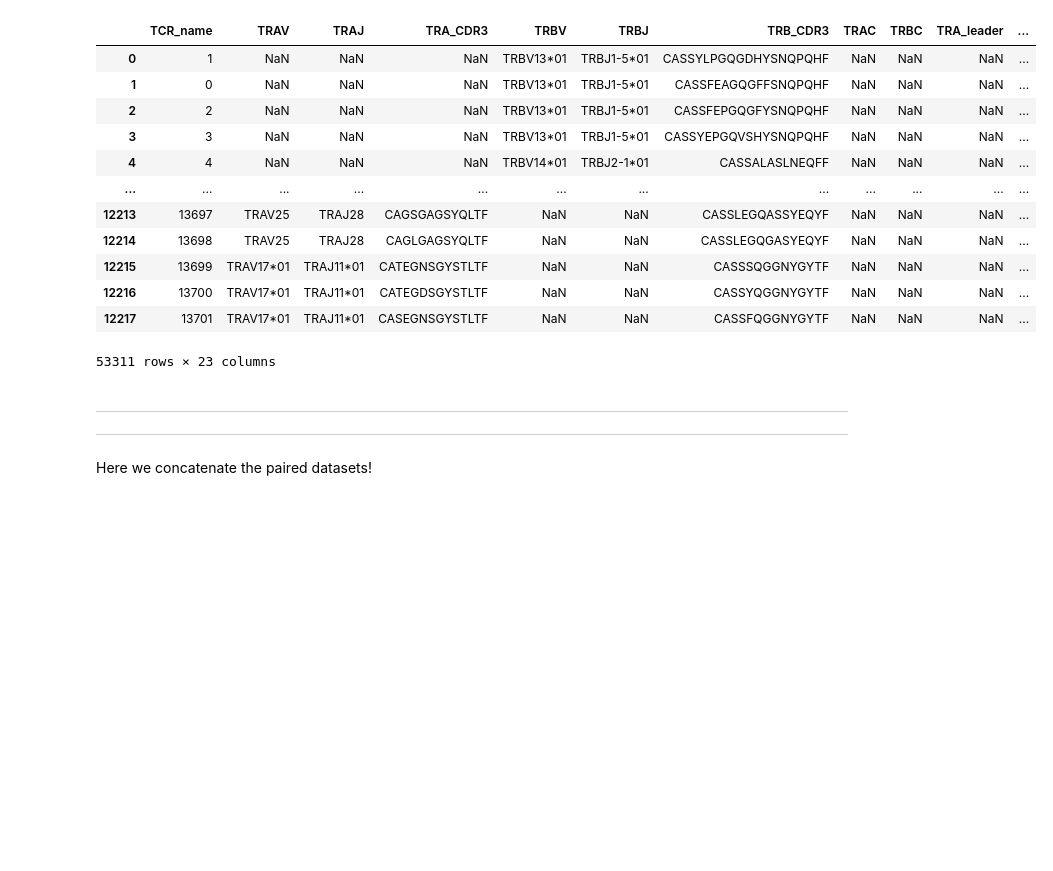
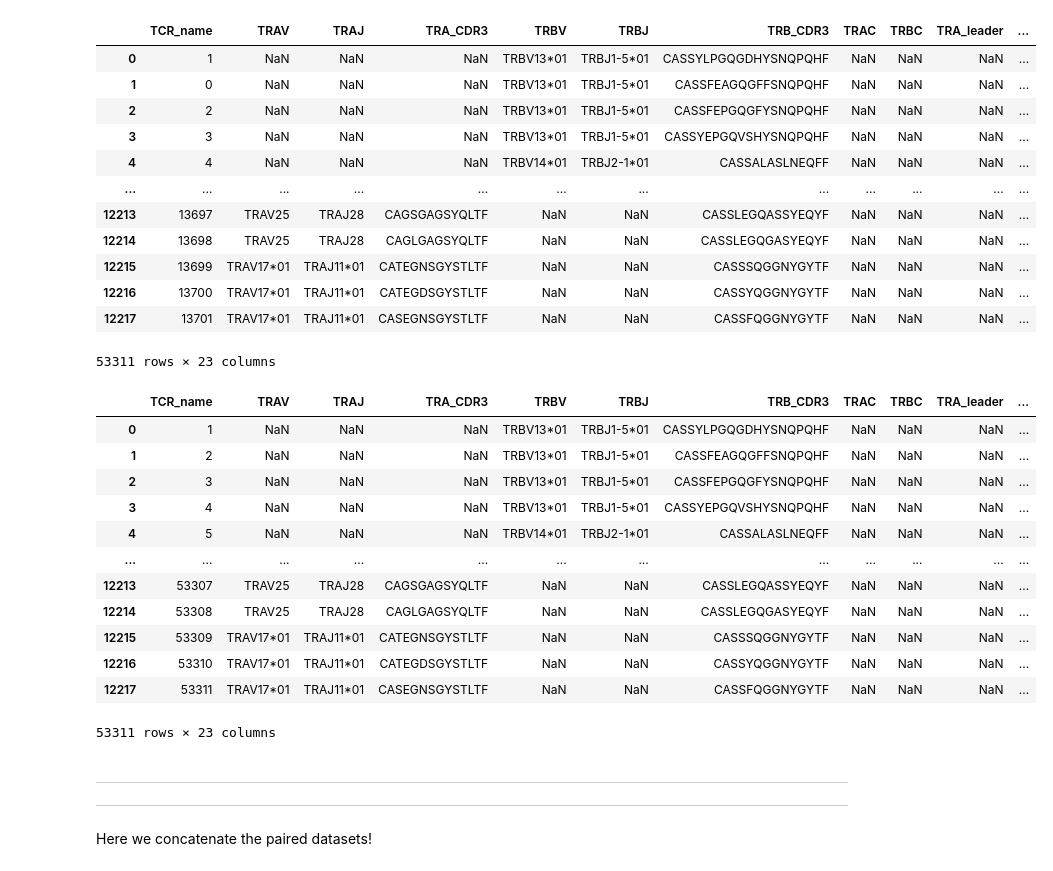
Before and after one commit to vegger/BA_ZHAW, a Jupyter notebook: notebooks/concatDatasets.ipynb, the cells around one changed output. Cells and saved outputs as stored; diff of their text form; code cells hidden in the pictures; blank space fills up the shorter version.

Commit message:
CG: fixed TCR_name index issue

```diff
--- a/notebooks/concatDatasets.ipynb
+++ b/notebooks/concatDatasets.ipynb
@@ -77,6 +77,23 @@ beta_df
 | 12216 | 13700 | TRAV17*01 | TRAJ11*01 | CATEGDSGYSTLTF | NaN | NaN | CASSYQGGNYGYTF | NaN | NaN | NaN | ... |
 | 12217 | 13701 | TRAV17*01 | TRAJ11*01 | CASEGNSGYSTLTF | NaN | NaN | CASSFQGGNYGYTF | NaN | NaN | NaN | ... |
 53311 rows × 23 columns
+# %%
+beta_df["TCR_name"] = range(1, len(beta_df) + 1)
+beta_df
+# %% [output]
+|  | TCR_name | TRAV | TRAJ | TRA_CDR3 | TRBV | TRBJ | TRB_CDR3 | TRAC | TRBC | TRA_leader | ... |
+| 0 | 1 | NaN | NaN | NaN | TRBV13*01 | TRBJ1-5*01 | CASSYLPGQGDHYSNQPQHF | NaN | NaN | NaN | ... |
+| 1 | 2 | NaN | NaN | NaN | TRBV13*01 | TRBJ1-5*01 | CASSFEAGQGFFSNQPQHF | NaN | NaN | NaN | ... |
+| 2 | 3 | NaN | NaN | NaN | TRBV13*01 | TRBJ1-5*01 | CASSFEPGQGFYSNQPQHF | NaN | NaN | NaN | ... |
+| 3 | 4 | NaN | NaN | NaN | TRBV13*01 | TRBJ1-5*01 | CASSYEPGQVSHYSNQPQHF | NaN | NaN | NaN | ... |
+| 4 | 5 | NaN | NaN | NaN | TRBV14*01 | TRBJ2-1*01 | CASSALASLNEQFF | NaN | NaN | NaN | ... |
+| ... | ... | ... | ... | ... | ... | ... | ... | ... | ... | ... | ... |
+| 12213 | 53307 | TRAV25 | TRAJ28 | CAGSGAGSYQLTF | NaN | NaN | CASSLEGQASSYEQYF | NaN | NaN | NaN | ... |
+| 12214 | 53308 | TRAV25 | TRAJ28 | CAGLGAGSYQLTF | NaN | NaN | CASSLEGQGASYEQYF | NaN | NaN | NaN | ... |
+| 12215 | 53309 | TRAV17*01 | TRAJ11*01 | CATEGNSGYSTLTF | NaN | NaN | CASSSQGGNYGYTF | NaN | NaN | NaN | ... |
+| 12216 | 53310 | TRAV17*01 | TRAJ11*01 | CATEGDSGYSTLTF | NaN | NaN | CASSYQGGNYGYTF | NaN | NaN | NaN | ... |
+| 12217 | 53311 | TRAV17*01 | TRAJ11*01 | CASEGNSGYSTLTF | NaN | NaN | CASSFQGGNYGYTF | NaN | NaN | NaN | ... |
+53311 rows × 23 columns
 # %%
 file_name = "beta_concatenated"
 beta_df.to_csv(custom_dataset_path+file_name+".tsv", sep="\t", index=False)
```
Also changed, not shown: parts of 1 cell of this notebook.
